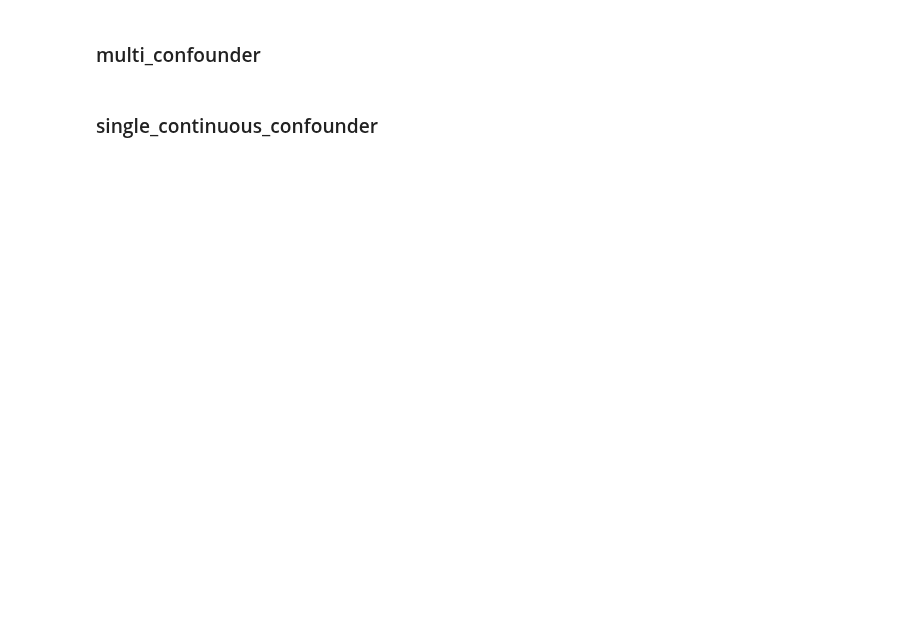
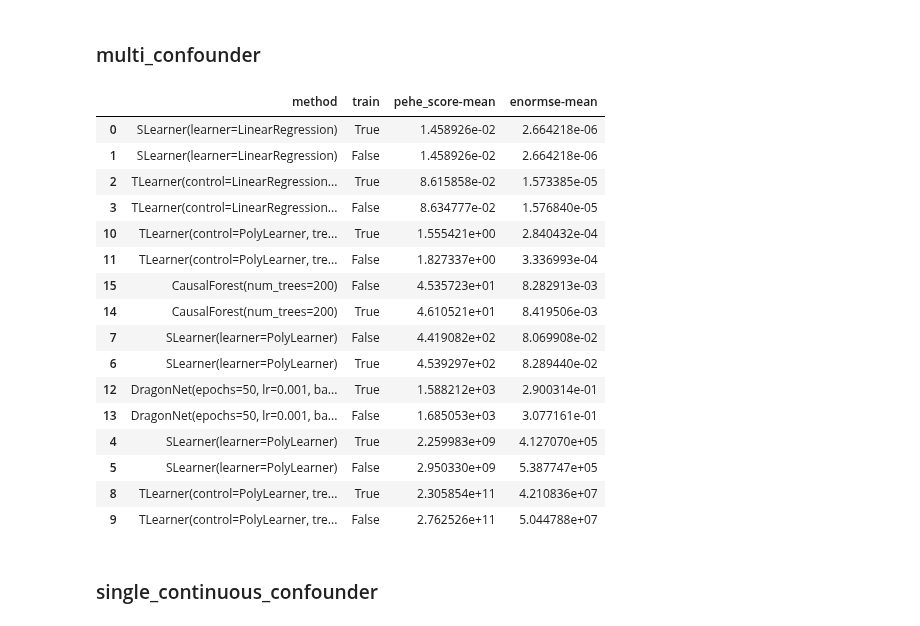
Before and after one commit to ra237/justcause, a Jupyter notebook: notebooks/ihdp-comparison.ipynb, the cells around one changed output. Drawn from its saved outputs; the diff is of its cells as text; code cells hidden in the pictures; blank space fills up the shorter version.

```diff
--- a/notebooks/ihdp-comparison.ipynb
+++ b/notebooks/ihdp-comparison.ipynb
@@ -87,7 +123,25 @@ pd.read_pickle("linear_single_binary_confounder")
 # %% [markdown]
 ### multi_confounder
 # %%
-pd.read_pickle("linear_multi_confounder")
+pd.read_pickle("linear_multi_confounder")[['method', 'train', 'pehe_score-mean', 'enormse-mean']]
+# %% [output]
+|  | method | train | pehe_score-mean | enormse-mean |
+| 0 | SLearner(learner=LinearRegression) | True | 1.458926e-02 | 2.664218e-06 |
+| 1 | SLearner(learner=LinearRegression) | False | 1.458926e-02 | 2.664218e-06 |
+| 2 | TLearner(control=LinearRegression... | True | 8.615858e-02 | 1.573385e-05 |
+| 3 | TLearner(control=LinearRegression... | False | 8.634777e-02 | 1.576840e-05 |
+| 10 | TLearner(control=PolyLearner, tre... | True | 1.555421e+00 | 2.840432e-04 |
+| 11 | TLearner(control=PolyLearner, tre... | False | 1.827337e+00 | 3.336993e-04 |
+| 15 | CausalForest(num_trees=200) | False | 4.535723e+01 | 8.282913e-03 |
+| 14 | CausalForest(num_trees=200) | True | 4.610521e+01 | 8.419506e-03 |
+| 7 | SLearner(learner=PolyLearner) | False | 4.419082e+02 | 8.069908e-02 |
+| 6 | SLearner(learner=PolyLearner) | True | 4.539297e+02 | 8.289440e-02 |
+| 12 | DragonNet(epochs=50, lr=0.001, ba... | True | 1.588212e+03 | 2.900314e-01 |
+| 13 | DragonNet(epochs=50, lr=0.001, ba... | False | 1.685053e+03 | 3.077161e-01 |
+| 4 | SLearner(learner=PolyLearner) | True | 2.259983e+09 | 4.127070e+05 |
+| 5 | SLearner(learner=PolyLearner) | False | 2.950330e+09 | 5.387747e+05 |
+| 8 | TLearner(control=PolyLearner, tre... | True | 2.305854e+11 | 4.210836e+07 |
+| 9 | TLearner(control=PolyLearner, tre... | False | 2.762526e+11 | 5.044788e+07 |
 # %% [markdown]
 ### single_continuous_confounder
 # %%
```
Also changed, not shown: parts of 23 cells of this notebook.
